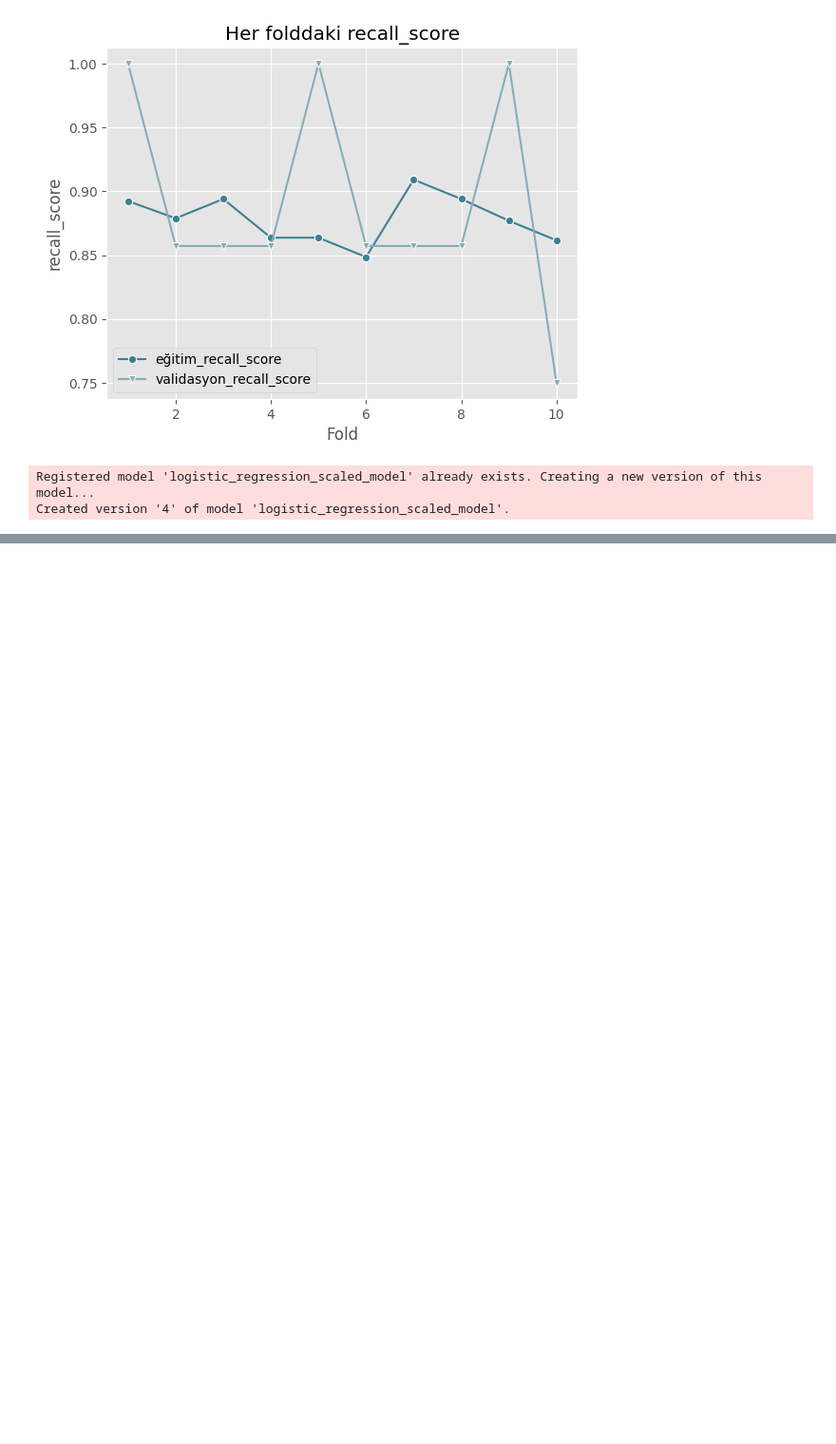
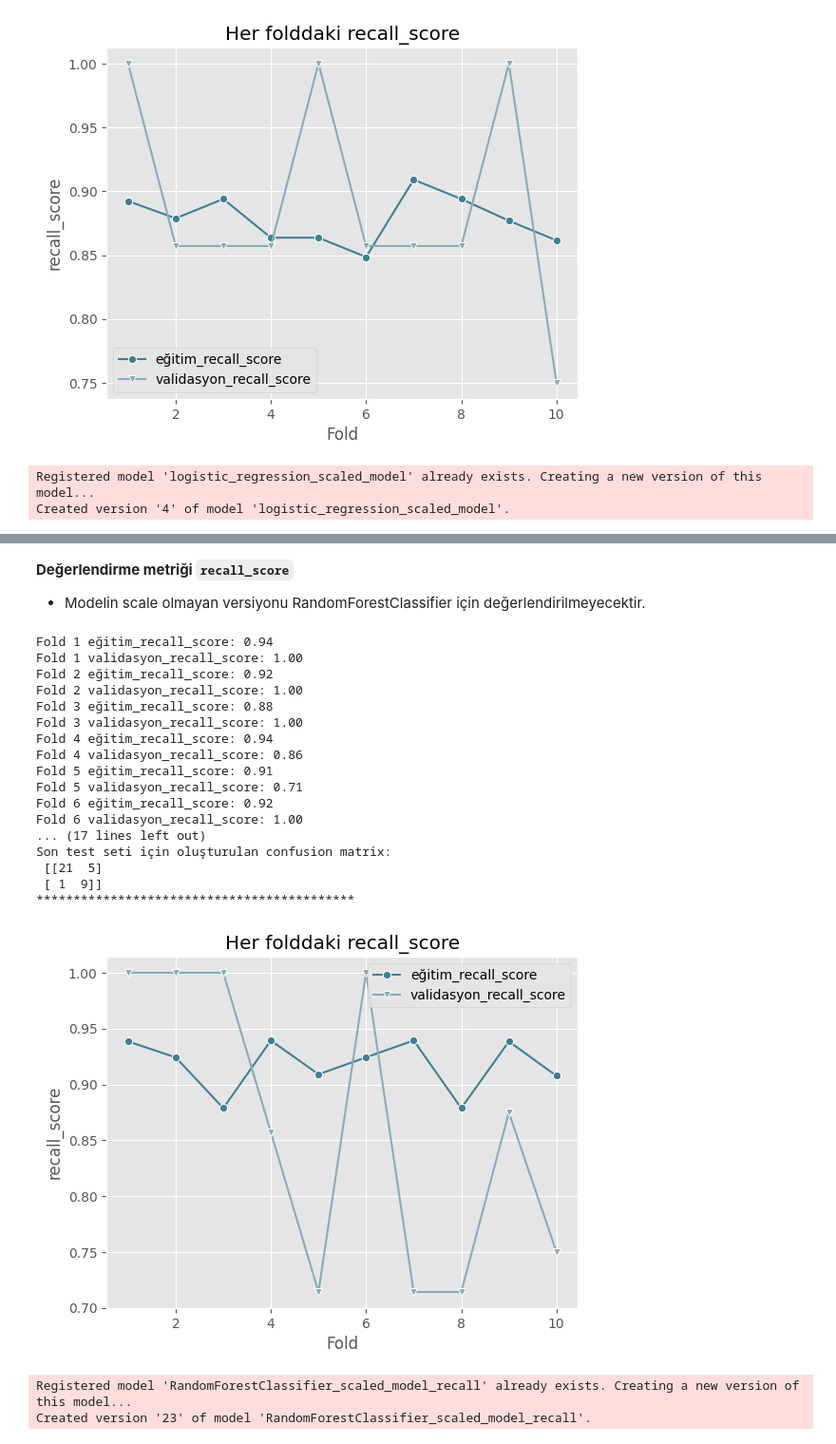
Before and after one commit to kanitvural/heart_disease_project, a Jupyter notebook: hearth_disease_project.ipynb, the cells around one changed output, grey strips where cells are left out. Shown at 95% size. Saved outputs shown, nothing was run; the diff lists cells and outputs as text; code cells hidden in the pictures; blank space fills up the shorter version.

```diff
--- a/hearth_disease_project.ipynb
+++ b/hearth_disease_project.ipynb
@@ -1328,0 +1472,51 @@ Created version '4' of model 'logistic_regression_scaled_model'.
+# %% [markdown]
+**Değerlendirme metriği `recall_score`**
+- Modelin scale olmayan versiyonu RandomForestClassifier için değerlendirilmeyecektir.
+# %%
+best_hyperparams_rf =  {'class_weight': 'balanced', 'max_depth': 2, 'max_features': 0.3, 'min_samples_leaf': 4, 'min_samples_split': 5, 'n_estimators': 200}
+rf = RandomForestClassifier(**best_hyperparams_rf, random_state=22)
+
+rf_pipeline = Pipeline([
+    ("scaler", StandardScaler()),
+    ("classifier", rf)
+])
+
+with mlflow.start_run(run_name="RandomForestClassifier Scaled Model: Metric = recall"):
+    skf = StratifiedKFold(n_splits=10,shuffle=True,random_state=42)
+    rf_model, rf_final_test_recall_score, rf_recall_scores_df,rf_y_pred_test = train_and_evaluate_model(rf_pipeline, X_train, y_train, X_test, y_test,recall_score, skf, plot=True)
+
+    # Model metriklerin kaydedilmesi
+    mlflow.log_metric("RandomForestClassifier_final_test_recall_score", rf_final_test_recall_score)
+    mlflow.log_params(best_hyperparams_rf)
+
+    # Modelin kaydedilmesi
+    model_path = "RandomForestClassifier_scaled_model_recall_score"
+    mlflow.sklearn.log_model(rf_pipeline, model_path)
+
+    # Modeli Model Registry'ye kaydetme
+    mlflow.register_model(model_uri=f"runs:/{mlflow.active_run().info.run_id}/{model_path}", name="RandomForestClassifier_scaled_model_recall")
+
+    # # Artifacts kayıt
+    rf_recall_scores_df.to_csv("mlflow_model_csv_data/rf_scaled_recall_scores.csv", index=False)
+    mlflow.log_artifact("mlflow_model_csv_data/rf_scaled_recall_scores.csv")
+# %% [output]
+Fold 1 eğitim_recall_score: 0.94
+Fold 1 validasyon_recall_score: 1.00
+Fold 2 eğitim_recall_score: 0.92
+Fold 2 validasyon_recall_score: 1.00
+Fold 3 eğitim_recall_score: 0.88
+Fold 3 validasyon_recall_score: 1.00
+Fold 4 eğitim_recall_score: 0.94
+Fold 4 validasyon_recall_score: 0.86
+Fold 5 eğitim_recall_score: 0.91
+Fold 5 validasyon_recall_score: 0.71
+Fold 6 eğitim_recall_score: 0.92
+Fold 6 validasyon_recall_score: 1.00
+... (17 lines left out)
+Son test seti için oluşturulan confusion matrix:
+ [[21  5]
+ [ 1  9]]
+*******************************************
+[figure, added]
+Registered model 'RandomForestClassifier_scaled_model_recall' already exists. Creating a new version of this model...
+Created version '23' of model 'RandomForestClassifier_scaled_model_recall'.
```
Also changed, not shown: parts of 20 cells of this notebook.
